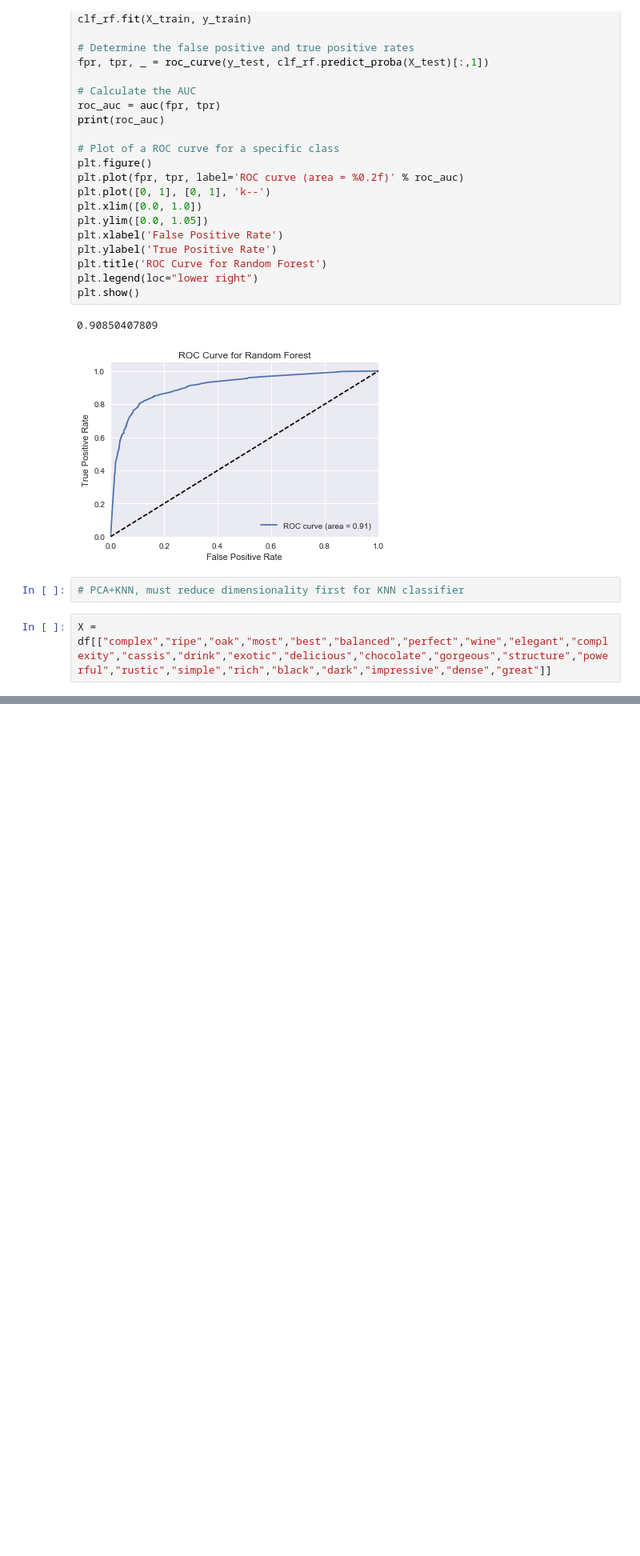
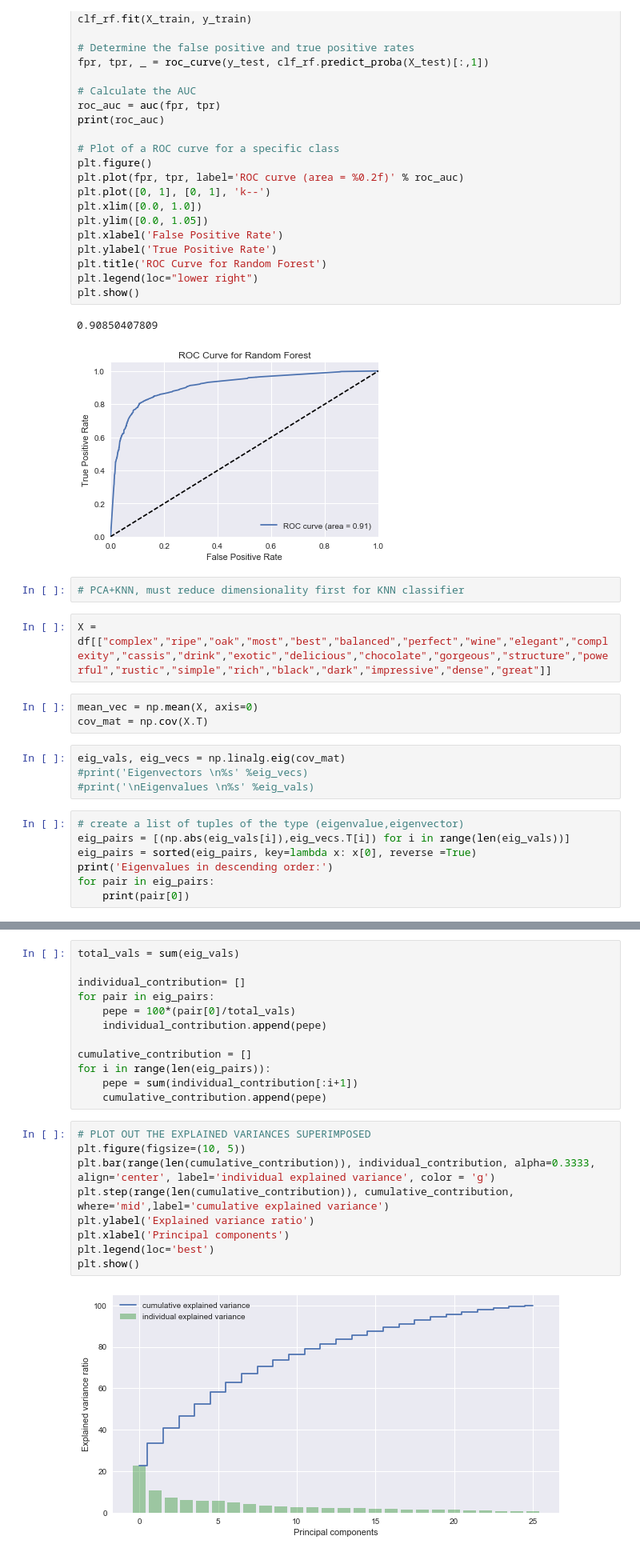
Before and after one commit to pavlafuxova/TFM, a Jupyter notebook: word_count_classifier.ipynb, the cells around one changed output, grey strips where cells are left out. Shown at 80% size. Cells and saved outputs as stored; diff of their text form; blank space fills up the shorter version.

Commit message:
cumulative variance for PCA+k nearest neighbors

```diff
--- a/word_count_classifier.ipynb
+++ b/word_count_classifier.ipynb
@@ -603,3 +603,17 @@ plt.show()
 # PCA+KNN, must reduce dimensionality first for KNN classifier
 # %%
 X = df[["complex","ripe","oak","most","best","balanced","perfect","wine","elegant","complexity","cassis","drink","exotic","delicious","chocolate","gorgeous","structure","powerful","rustic","simple","rich","black","dark","impressive","dense","great"]]
+# %%
+mean_vec = np.mean(X, axis=0)
+cov_mat = np.cov(X.T)
+# %%
+eig_vals, eig_vecs = np.linalg.eig(cov_mat)
+#print('Eigenvectors \n%s' %eig_vecs)
+#print('\nEigenvalues \n%s' %eig_vals)
+# %%
+# create a list of tuples of the type (eigenvalue,eigenvector)
+eig_pairs = [(np.abs(eig_vals[i]),eig_vecs.T[i]) for i in range(len(eig_vals))]
+eig_pairs = sorted(eig_pairs, key=lambda x: x[0], reverse =True)
+print('Eigenvalues in descending order:')
+for pair in eig_pairs:
+    print(pair[0])
@@ -605,0 +638,23 @@ X = df[["complex","ripe","oak","most","best","balanced","perfect","wine","elegan
+# %%
+total_vals = sum(eig_vals)
+
+individual_contribution= []
+for pair in eig_pairs:
+    pepe = 100*(pair[0]/total_vals)
+    individual_contribution.append(pepe)
+
+cumulative_contribution = []
+for i in range(len(eig_pairs)):
+    pepe = sum(individual_contribution[:i+1])
+    cumulative_contribution.append(pepe)
+# %%
+# PLOT OUT THE EXPLAINED VARIANCES SUPERIMPOSED
+plt.figure(figsize=(10, 5))
+plt.bar(range(len(cumulative_contribution)), individual_contribution, alpha=0.3333, align='center', label='individual explained variance', color = 'g')
+plt.step(range(len(cumulative_contribution)), cumulative_contribution, where='mid',label='cumulative explained variance')
+plt.ylabel('Explained variance ratio')
+plt.xlabel('Principal components')
+plt.legend(loc='best')
+plt.show()
+# %% [output]
+[figure, added]
```
Also changed, not shown: parts of 1 cell of this notebook.
